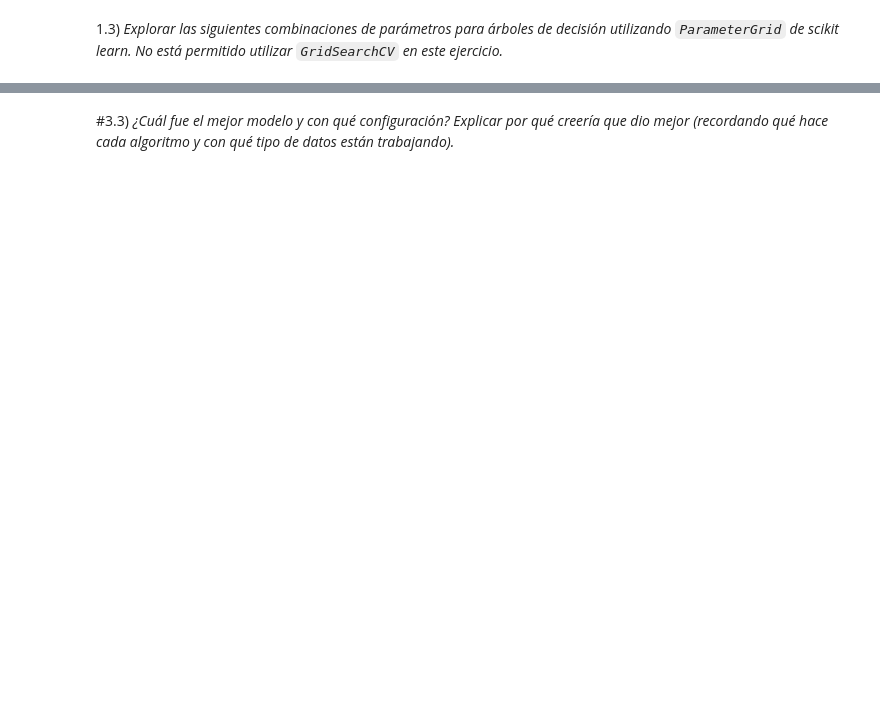
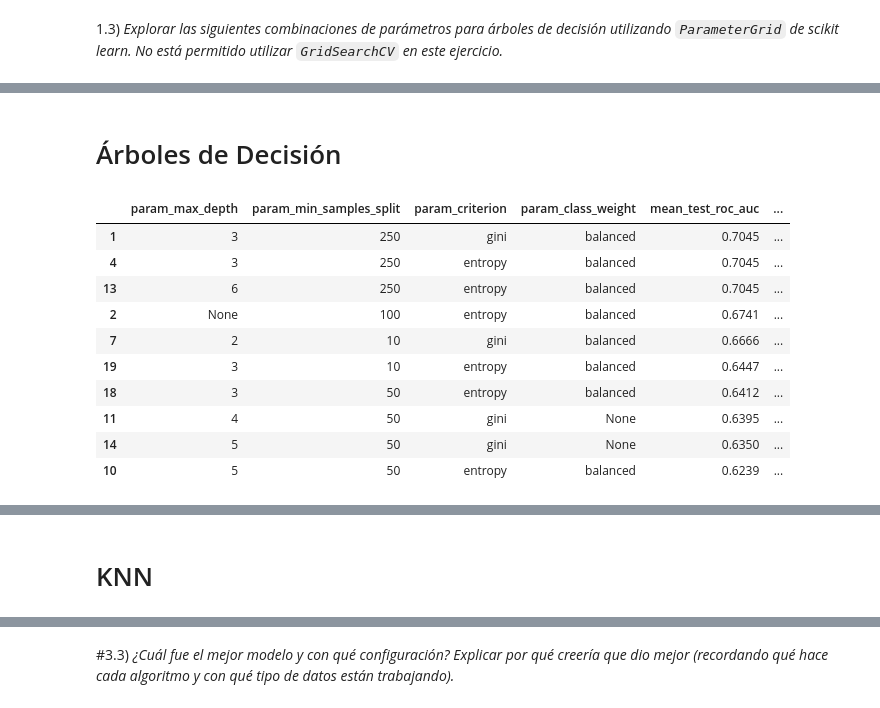
Before and after one commit to EmiLaPiola/NumLabIMC, a Jupyter notebook: Copia_de_TP_automático.ipynb, the cells around one changed output, grey strips where cells are left out. Saved outputs shown, nothing was run; the diff lists cells and outputs as text; code cells hidden in the pictures; blank space fills up the shorter version.

```diff
--- a/Copia_de_TP_automático.ipynb
+++ b/Copia_de_TP_automático.ipynb
@@ -994,0 +482,77 @@ En Naïve Bayes la performance depende mucho de cómo maneja la varianza → var
+# %% [markdown]
+# Árboles de Decisión
+# %%
+# primero vemos que hieprparametros vamos a elejir para armar los arboles
+
+param_distributions = {
+    "max_depth": [2, 3, 4, 5, 6, None],                 # profundidad máxima
+    "class_weight": [None, "balanced"],                 # para desbalanceo
+    "criterion": ["gini", "entropy"],                   # función de impureza
+    "min_samples_split": [10, 50, 100, 200, 250]        # mínimo para dividir
+}
+
+#  creamos el arbolito
+arbol = DecisionTreeClassifier(random_state=0)
+
+# como metrica vamos a usar AUCROC
+scoring = {
+    "roc_auc": make_scorer(roc_auc_score),
+    "auprc": make_scorer(average_precision_score),
+    "accuracy": "accuracy" # Puedes usar el string para métricas comunes
+}
+
+# Ahora utilizamos la funcion RandomizedSearchCV
+search = RandomizedSearchCV(
+    estimator=arbol,
+    param_distributions=param_distributions,
+    n_iter=20,
+    scoring=scoring,
+    refit="roc_auc",
+    cv=5,
+    # Habilita la creación de las columnas 'mean_train_...'
+    return_train_score=True
+)
+
+
+search.fit(x_desarrollo, y_desarrollo)
+
+
+# printeamos los resultados en una tabla en orden de los que dieron mejor AUCROC
+
+cvres = pd.DataFrame(search.cv_results_).sort_values("mean_test_roc_auc", ascending=False)
+cols = [
+    "param_max_depth",
+    "param_min_samples_split",
+    "param_criterion",
+    "param_class_weight",
+    "mean_test_roc_auc",
+    "mean_train_roc_auc",
+]
+display(cvres[cols].head(10).round(4))
+
+print("Cantiad de iteraciones: ", 20 )
+print(" ")
+print("El mejor AUROC promedio en validación obtenido fue de:", search.best_score_.round(4))
+print(" ")
+# Mejor combinación de hiperparámetros
+print("Los mejores hiperparámetros obtenidos")
+print(" ")
+print("Profundidad del árbol  :", search.best_params_['max_depth'])
+print("Mínimos samples split  :", search.best_params_['min_samples_split'])
+print("Criterio               :", search.best_params_['criterion'])
+print("Class weight           :", search.best_params_['class_weight'])
+
+
+df_tabla = cvres[cols].round(4)
+# %% [output]
+|  | param_max_depth | param_min_samples_split | param_criterion | param_class_weight | mean_test_roc_auc | ... |
+| 1 | 3 | 250 | gini | balanced | 0.7045 | ... |
+| 4 | 3 | 250 | entropy | balanced | 0.7045 | ... |
+| 13 | 6 | 250 | entropy | balanced | 0.7045 | ... |
+| 2 | None | 100 | entropy | balanced | 0.6741 | ... |
+| 7 | 2 | 10 | gini | balanced | 0.6666 | ... |
+| 19 | 3 | 10 | entropy | balanced | 0.6447 | ... |
+| 18 | 3 | 50 | entropy | balanced | 0.6412 | ... |
+| 11 | 4 | 50 | gini | None | 0.6395 | ... |
+| 14 | 5 | 50 | gini | None | 0.6350 | ... |
+| 10 | 5 | 50 | entropy | balanced | 0.6239 | ... |
@@ -994,0 +569,2 @@ En Naïve Bayes la performance depende mucho de cómo maneja la varianza → var
+# %% [markdown]
+# KNN
```
Also changed, not shown: parts of 51 cells of this notebook.
